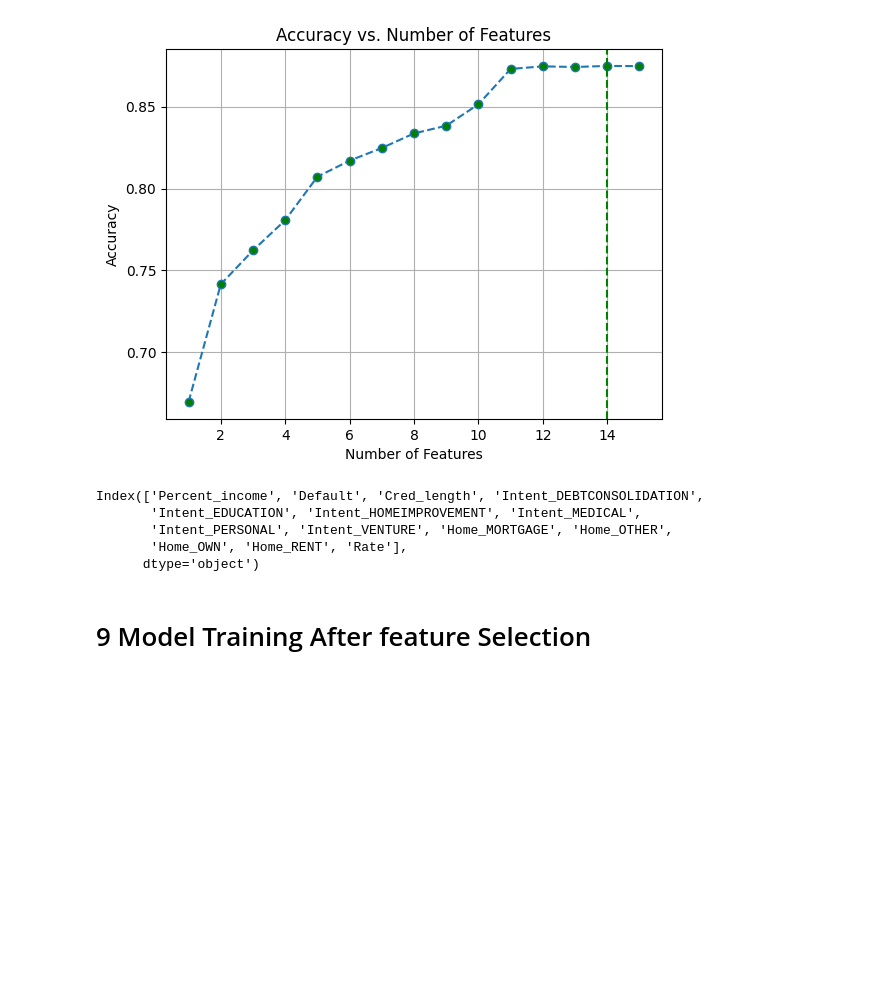
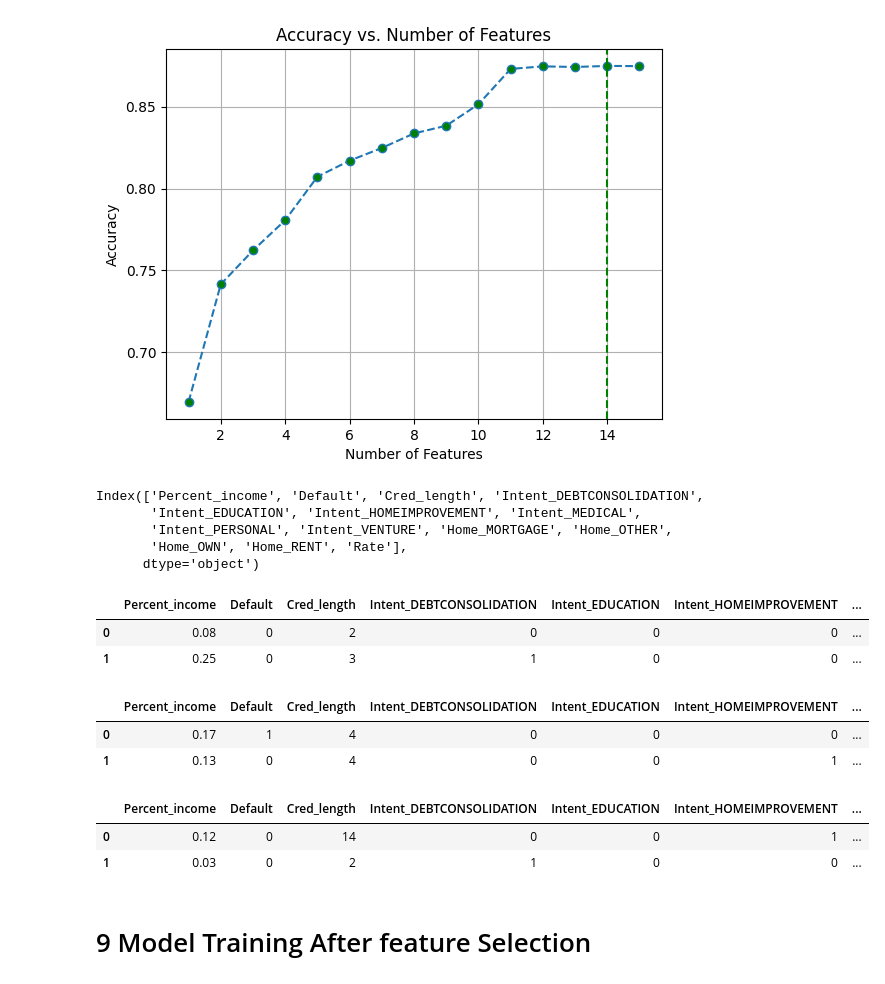
Before and after one commit to Lawrence302/credit_risk_analysis, a Jupyter notebook: credit_risk_analysis_sem_proj.ipynb, the cells around one changed output. Cells and saved outputs as stored; diff of their text form; code cells hidden in the pictures; blank space fills up the shorter version.

```diff
--- a/credit_risk_analysis_sem_proj.ipynb
+++ b/credit_risk_analysis_sem_proj.ipynb
@@ -2293,7 +2349,7 @@ plt.show()
 # %% [output]
 [figure]
 # %%
-
+no_of_features_selected = 14
 model = LogisticRegression(max_iter=5000)
 
 sfs = SequentialFeatureSelector(model, n_features_to_select=no_of_features_selected)
@@ -2317,6 +2373,59 @@ Index(['Percent_income', 'Default', 'Cred_length', 'Intent_DEBTCONSOLIDATION',
        'Intent_PERSONAL', 'Intent_VENTURE', 'Home_MORTGAGE', 'Home_OTHER',
        'Home_OWN', 'Home_RENT', 'Rate'],
       dtype='object')
+# %%
+# convert x_train_selected and x_val and x_test to a dataframe
+x_train_selected = pd.DataFrame(x_train_selected, columns=selected_feature_names)
+
+# Set the correct data types
+for column in selected_feature_names:
+    if column in ['Percent_income', 'Rate']:
+        x_train_selected[column] = x_train_selected[column].astype(float)  # Ensure decimals are floats
+        x_train_selected[column] = x_train_selected[column].round(2)
+    else:
+        x_train_selected[column] = x_train_selected[column].astype(int)  # Other features as integers
+
+x_train_selected.head(2)
+# %% [output]
+|  | Percent_income | Default | Cred_length | Intent_DEBTCONSOLIDATION | Intent_EDUCATION | Intent_HOMEIMPROVEMENT | ... |
+| 0 | 0.08 | 0 | 2 | 0 | 0 | 0 | ... |
+| 1 | 0.25 | 0 | 3 | 1 | 0 | 0 | ... |
+# %%
+# converting x_val_selected to dataframe
+x_val_selected = pd.DataFrame(x_val_selected, columns=selected_feature_names)
+
+# Set the correct data types
+for column in selected_feature_names:
+    if column in ['Percent_income', 'Rate']:
+        x_val_selected[column] = x_val_selected[column].astype(float)  # Ensure decimals are floats
+        x_val_selected[column] = x_val_selected[column].round(2)
+    else:
+        x_val_selected[column] = x_val_selected[column].astype(int)  # Other features as integers
+
+
+x_val_selected.head(2)
+# %% [output]
+|  | Percent_income | Default | Cred_length | Intent_DEBTCONSOLIDATION | Intent_EDUCATION | Intent_HOMEIMPROVEMENT | ... |
+| 0 | 0.17 | 1 | 4 | 0 | 0 | 0 | ... |
+| 1 | 0.13 | 0 | 4 | 0 | 0 | 1 | ... |
+# %%
+# converting x_test_selected to dataframe
+x_test_selected = pd.DataFrame(x_test_selected, columns=selected_feature_names)
+
+# Set the correct data types
+for column in selected_feature_names:
+    if column in ['Percent_income', 'Rate']:
+        x_test_selected[column] = x_test_selected[column].astype(float)  # Ensure decimals are floats
+        x_test_selected[column] = x_test_selected[column].round(2)
+    else:
+        x_test_selected[column] = x_test_selected[column].astype(int)  # Other features as integers
+
+
+x_test_selected.head(2)
+# %% [output]
+|  | Percent_income | Default | Cred_length | Intent_DEBTCONSOLIDATION | Intent_EDUCATION | Intent_HOMEIMPROVEMENT | ... |
+| 0 | 0.12 | 0 | 14 | 0 | 0 | 1 | ... |
+| 1 | 0.03 | 0 | 2 | 1 | 0 | 0 | ... |
 # %% [markdown]
 # 9 Model Training After feature Selection
 # %% [markdown]
```
Also changed, not shown: parts of 9 cells of this notebook.
